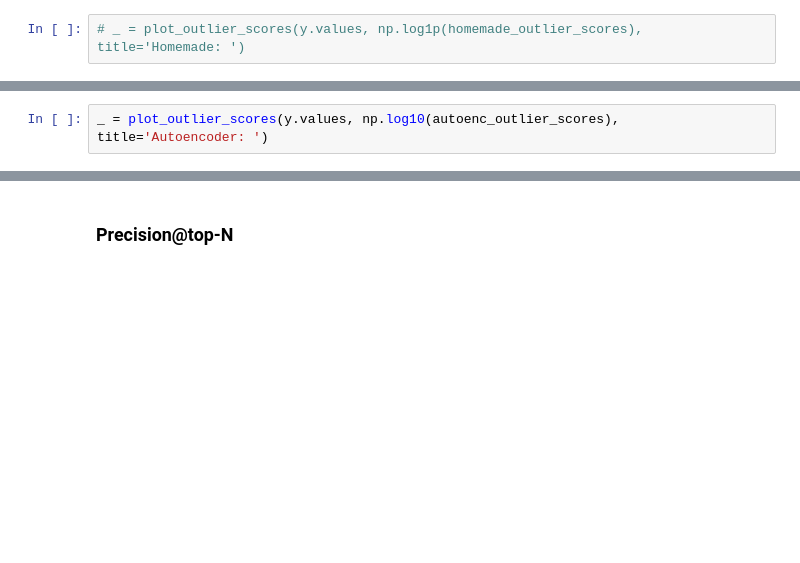
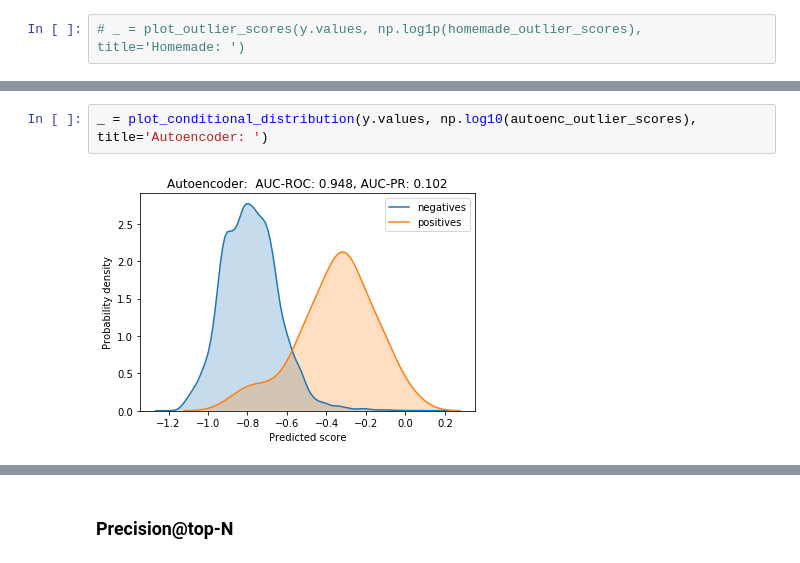
Before and after one commit to DonErnesto/masterclassSFI_2021, a Jupyter notebook: notebooks/CreditCardUnsupervised.ipynb, the cells around one changed output, grey strips where cells are left out. Drawn from its saved outputs; the diff is of its cells as text; blank space fills up the shorter version.

```diff
--- a/notebooks/CreditCardUnsupervised.ipynb
+++ b/notebooks/CreditCardUnsupervised.ipynb
@@ -253,3 +328,5 @@ _ = plot_outlier_scores(y.values, np.log10(mah_outlier_scores), title='Mahalonob
 # %%
-_ = plot_outlier_scores(y.values, np.log10(autoenc_outlier_scores), title='Autoencoder: ')
+_ = plot_conditional_distribution(y.values, np.log10(autoenc_outlier_scores), title='Autoencoder: ')
+# %% [output]
+[figure, added]
 # %%
```
Also changed, not shown: parts of 17 cells of this notebook, 2 other files.
